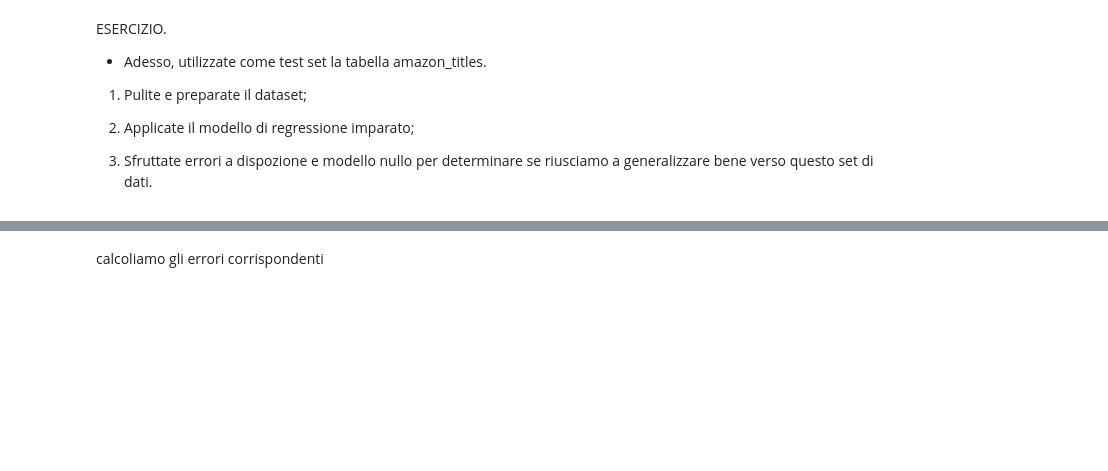
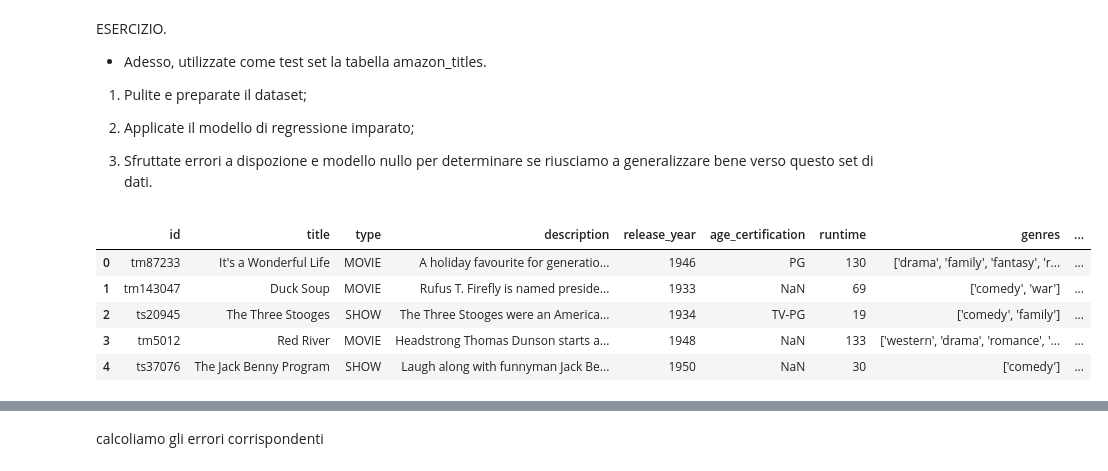
Before and after one commit to IosifPuha/FourthLabDS, a Jupyter notebook: laboratorio 4.ipynb, the cells around one changed output, grey strips where cells are left out. Saved outputs shown, nothing was run; the diff lists cells and outputs as text; code cells hidden in the pictures; blank space fills up the shorter version.

```diff
--- a/laboratorio 4.ipynb
+++ b/laboratorio 4.ipynb
@@ -247,0 +277,9 @@ ESERCIZIO.
+# %%
+amazon_titles.head()
+# %% [output]
+|  | id | title | type | description | release_year | age_certification | runtime | genres | ... |
+| 0 | tm87233 | It's a Wonderful Life | MOVIE | A holiday favourite for generatio... | 1946 | PG | 130 | ['drama', 'family', 'fantasy', 'r... | ... |
+| 1 | tm143047 | Duck Soup | MOVIE | Rufus T. Firefly is named preside... | 1933 | NaN | 69 | ['comedy', 'war'] | ... |
+| 2 | ts20945 | The Three Stooges | SHOW | The Three Stooges were an America... | 1934 | TV-PG | 19 | ['comedy', 'family'] | ... |
+| 3 | tm5012 | Red River | MOVIE | Headstrong Thomas Dunson starts a... | 1948 | NaN | 133 | ['western', 'drama', 'romance', '... | ... |
+| 4 | ts37076 | The Jack Benny Program | SHOW | Laugh along with funnyman Jack Be... | 1950 | NaN | 30 | ['comedy'] | ... |
```
Also changed, not shown: parts of 17 cells of this notebook.
